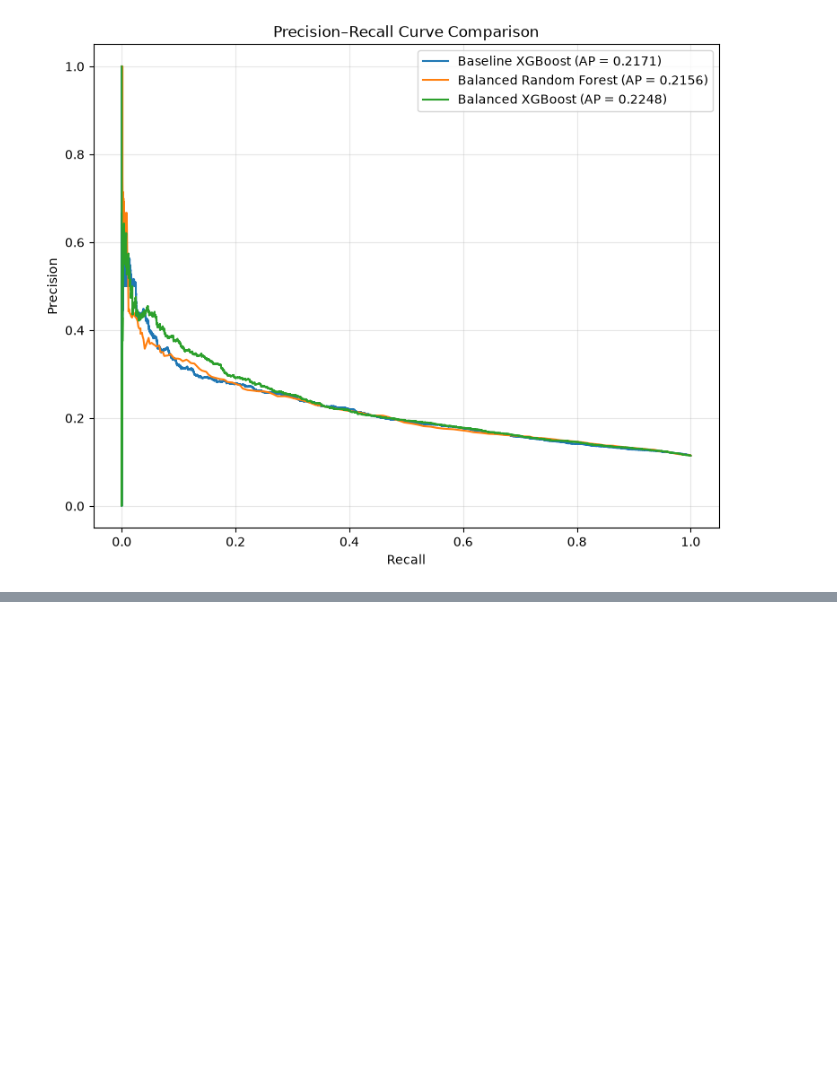
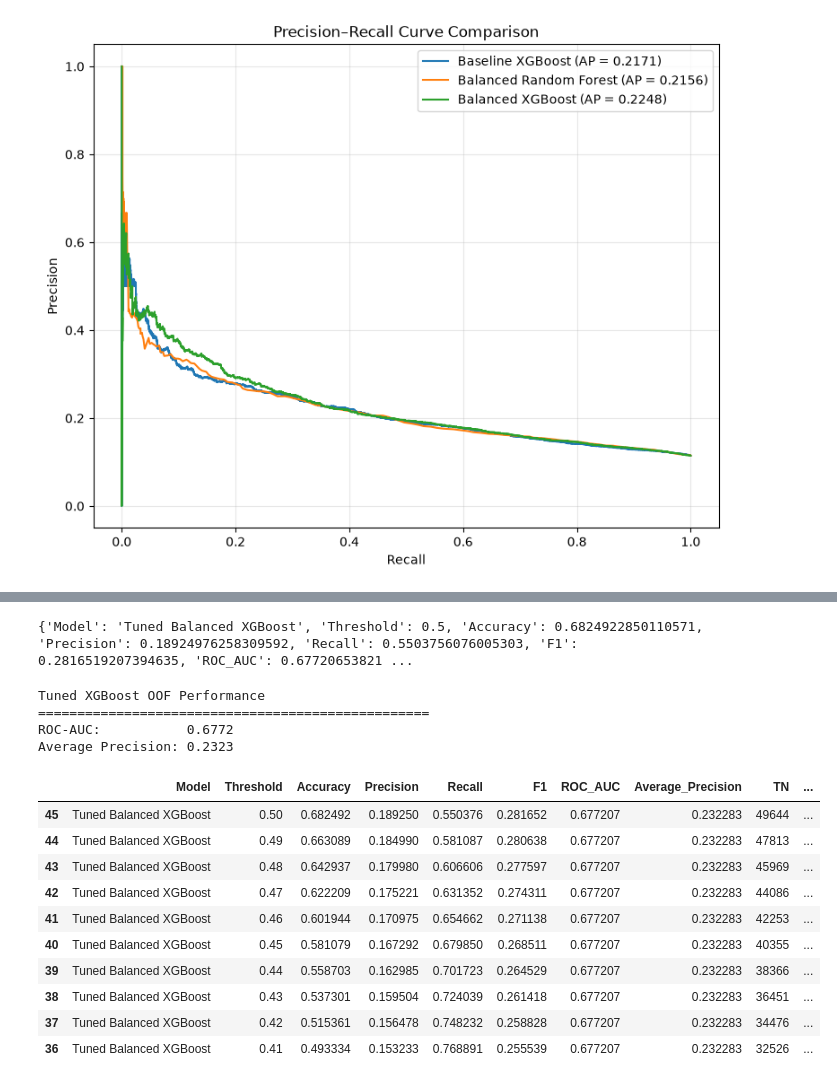
Before and after one commit to amanchaurasia512/diabetes-130-hospitals, a Jupyter notebook: Notebook/04_machine_learning_modeling.ipynb, the cells around one changed output, grey strips where cells are left out. Drawn from its saved outputs; the diff is of its cells as text; code cells hidden in the pictures; blank space fills up the shorter version.

Commit message:
model completed at this stages

```diff
--- a/Notebook/04_machine_learning_modeling.ipynb
+++ b/Notebook/04_machine_learning_modeling.ipynb
@@ -7474,0 +7927,71 @@ plt.show()
+# %%
+print(
+    evaluate_model(
+        model_name="Tuned Balanced XGBoost",
+        y_true=y_train,
+        y_prob=oof_prob_tuned_xgb,
+        threshold=0.50
+    )
+)
+# %% [output]
+{'Model': 'Tuned Balanced XGBoost', 'Threshold': 0.5, 'Accuracy': 0.6824922850110571, 'Precision': 0.18924976258309592, 'Recall': 0.5503756076005303, 'F1': 0.2816519207394635, 'ROC_AUC': 0.67720653821 ...
+# %%
+oof_roc_auc_tuned_xgb = roc_auc_score(
+    y_train,
+    oof_prob_tuned_xgb
+)
+
+oof_ap_tuned_xgb = average_precision_score(
+    y_train,
+    oof_prob_tuned_xgb
+)
+
+print("Tuned XGBoost OOF Performance")
+print("=" * 50)
+print(f"ROC-AUC:           {oof_roc_auc_tuned_xgb:.4f}")
+print(f"Average Precision: {oof_ap_tuned_xgb:.4f}")
+# %% [output]
+Tuned XGBoost OOF Performance
+==================================================
+ROC-AUC:           0.6772
+Average Precision: 0.2323
+# %%
+thresholds = np.arange(0.05, 0.51, 0.01)
+
+threshold_results_tuned_xgb = []
+
+for threshold in thresholds:
+
+    result = evaluate_model(
+        model_name="Tuned Balanced XGBoost",
+        y_true=y_train,
+        y_prob=oof_prob_tuned_xgb,
+        threshold=threshold
+    )
+
+    result["Positive_Predictions"] = (
+        oof_prob_tuned_xgb >= threshold
+    ).sum()
+
+    threshold_results_tuned_xgb.append(result)
+
+threshold_df_tuned_xgb = pd.DataFrame(
+    threshold_results_tuned_xgb
+)
+
+threshold_df_tuned_xgb.sort_values(
+    "F1",
+    ascending=False
+).head(10)
+# %% [output]
+|  | Model | Threshold | Accuracy | Precision | Recall | F1 | ROC_AUC | Average_Precision | TN | ... |
+| 45 | Tuned Balanced XGBoost | 0.50 | 0.682492 | 0.189250 | 0.550376 | 0.281652 | 0.677207 | 0.232283 | 49644 | ... |
+| 44 | Tuned Balanced XGBoost | 0.49 | 0.663089 | 0.184990 | 0.581087 | 0.280638 | 0.677207 | 0.232283 | 47813 | ... |
+| 43 | Tuned Balanced XGBoost | 0.48 | 0.642937 | 0.179980 | 0.606606 | 0.277597 | 0.677207 | 0.232283 | 45969 | ... |
+| 42 | Tuned Balanced XGBoost | 0.47 | 0.622209 | 0.175221 | 0.631352 | 0.274311 | 0.677207 | 0.232283 | 44086 | ... |
+| 41 | Tuned Balanced XGBoost | 0.46 | 0.601944 | 0.170975 | 0.654662 | 0.271138 | 0.677207 | 0.232283 | 42253 | ... |
+| 40 | Tuned Balanced XGBoost | 0.45 | 0.581079 | 0.167292 | 0.679850 | 0.268511 | 0.677207 | 0.232283 | 40355 | ... |
+| 39 | Tuned Balanced XGBoost | 0.44 | 0.558703 | 0.162985 | 0.701723 | 0.264529 | 0.677207 | 0.232283 | 38366 | ... |
+| 38 | Tuned Balanced XGBoost | 0.43 | 0.537301 | 0.159504 | 0.724039 | 0.261418 | 0.677207 | 0.232283 | 36451 | ... |
+| 37 | Tuned Balanced XGBoost | 0.42 | 0.515361 | 0.156478 | 0.748232 | 0.258828 | 0.677207 | 0.232283 | 34476 | ... |
+| 36 | Tuned Balanced XGBoost | 0.41 | 0.493334 | 0.153233 | 0.768891 | 0.255539 | 0.677207 | 0.232283 | 32526 | ... |
```
Also changed, not shown: parts of 16 cells of this notebook.
